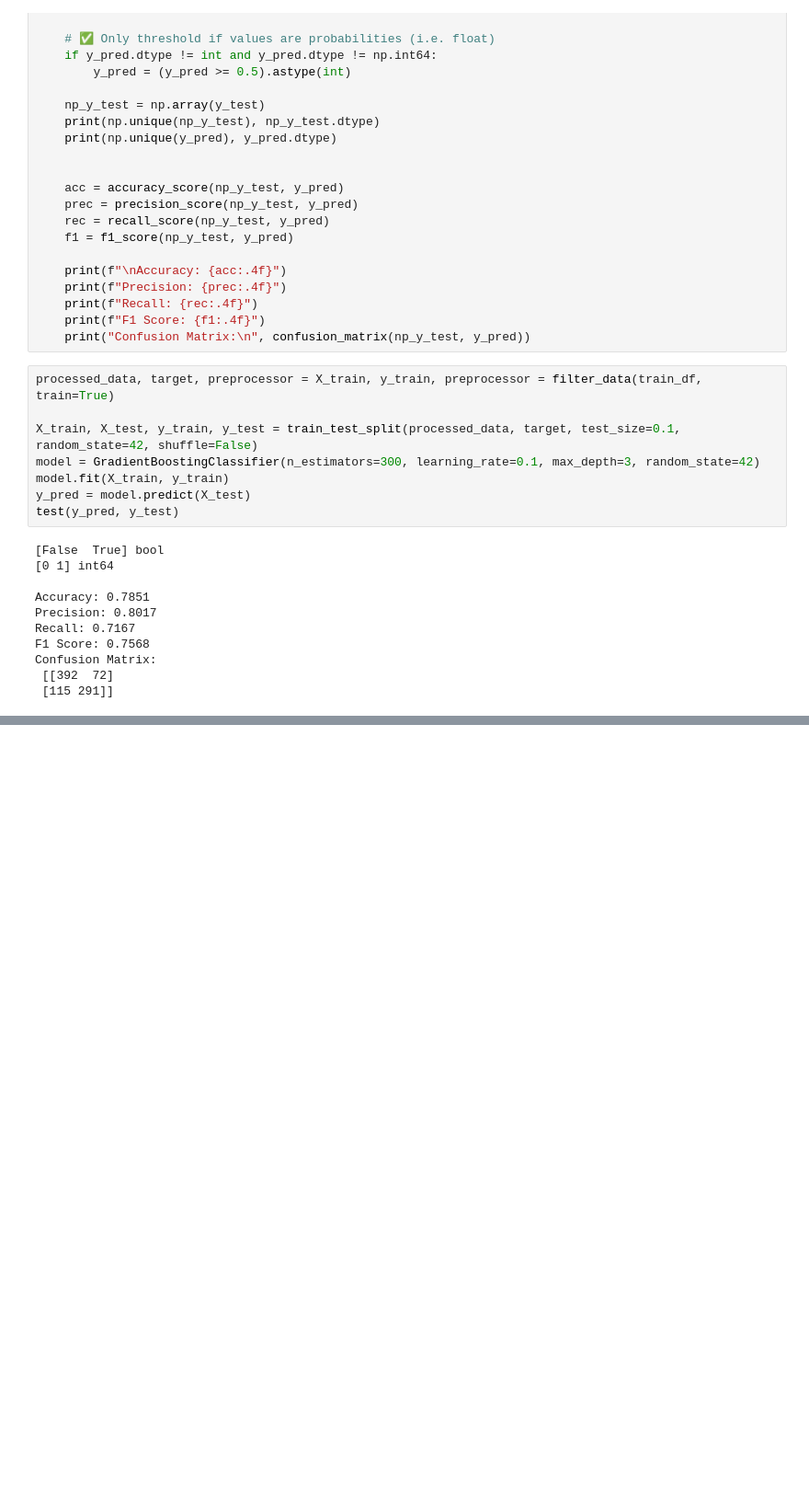
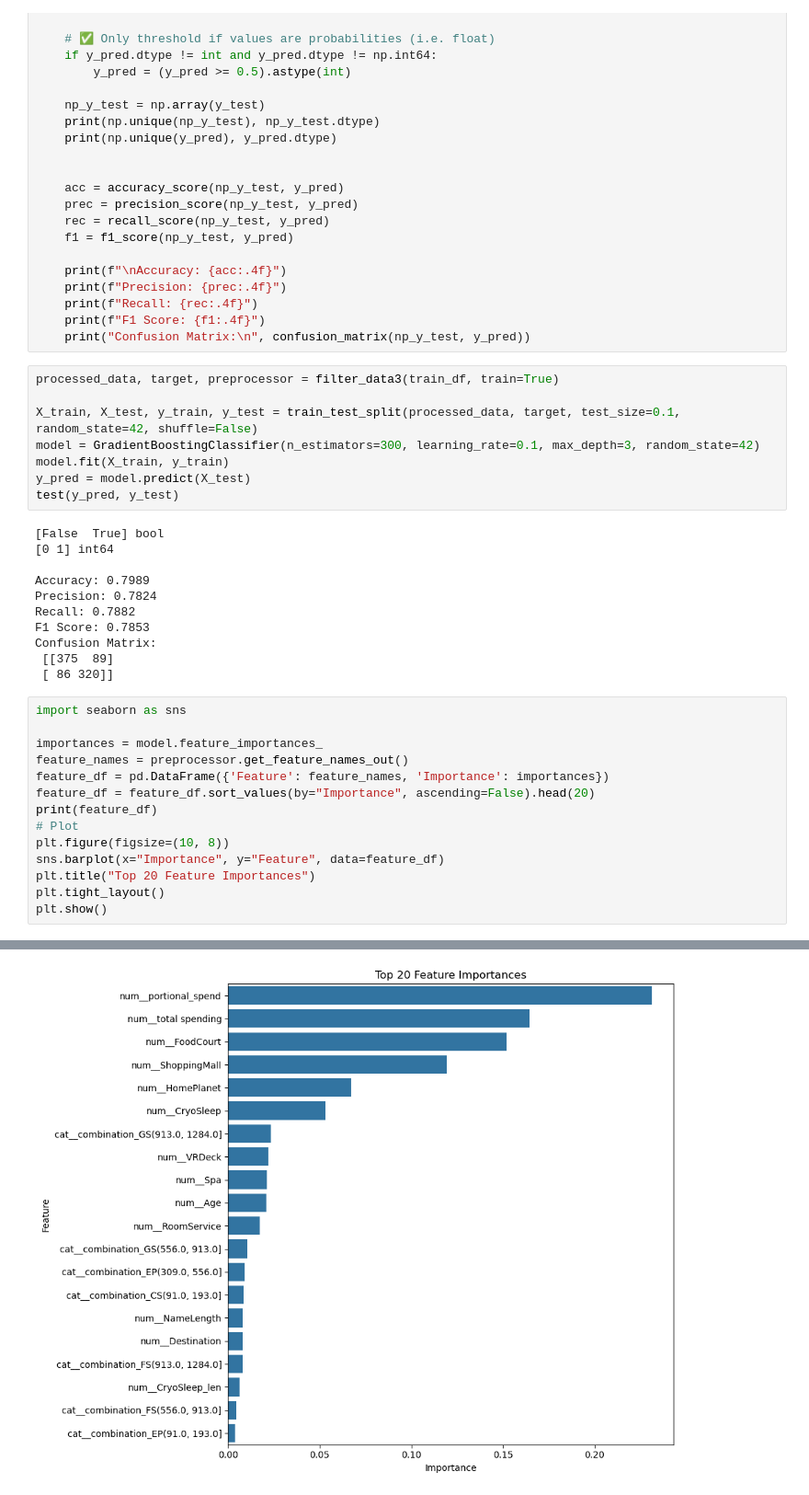
Before and after one commit to GeordieJones/kaggel_spaceship-titanic, a Jupyter notebook: second_model.ipynb, the cells around one changed output, grey strips where cells are left out. Shown at 92% size. Saved outputs shown, nothing was run; the diff lists cells and outputs as text; blank space fills up the shorter version.

Commit message:
79.89 accuracy with just data

```diff
--- a/second_model.ipynb
+++ b/second_model.ipynb
@@ -102,7 +233,7 @@ def test(y_pred, y_test):
     print(f"F1 Score: {f1:.4f}")
     print("Confusion Matrix:\n", confusion_matrix(np_y_test, y_pred))
 # %%
-processed_data, target, preprocessor = X_train, y_train, preprocessor = filter_data(train_df, train=True)
+processed_data, target, preprocessor = filter_data3(train_df, train=True)
 
 X_train, X_test, y_train, y_test = train_test_split(processed_data, target, test_size=0.1, random_state=42, shuffle=False)
 model = GradientBoostingClassifier(n_estimators=300, learning_rate=0.1, max_depth=3, random_state=42)
@@ -113,10 +244,25 @@ test(y_pred, y_test)
 [False  True] bool
 [0 1] int64
 
-Accuracy: 0.7851
-Precision: 0.8017
-Recall: 0.7167
-F1 Score: 0.7568
+Accuracy: 0.7989
+Precision: 0.7824
+Recall: 0.7882
+F1 Score: 0.7853
 Confusion Matrix:
- [[392  72]
- [115 291]]
+ [[375  89]
+ [ 86 320]]
+# %%
+import seaborn as sns
+
+importances = model.feature_importances_
+feature_names = preprocessor.get_feature_names_out()
+feature_df = pd.DataFrame({'Feature': feature_names, 'Importance': importances})
+feature_df = feature_df.sort_values(by="Importance", ascending=False).head(20)
+print(feature_df)
+# Plot
+plt.figure(figsize=(10, 8))
+sns.barplot(x="Importance", y="Feature", data=feature_df)
+plt.title("Top 20 Feature Importances")
+plt.tight_layout()
+plt.show()
+# %% [output]
@@ -122,0 +286 @@ Confusion Matrix:
+[figure, added]
```
Also changed, not shown: parts of 3 cells of this notebook.
